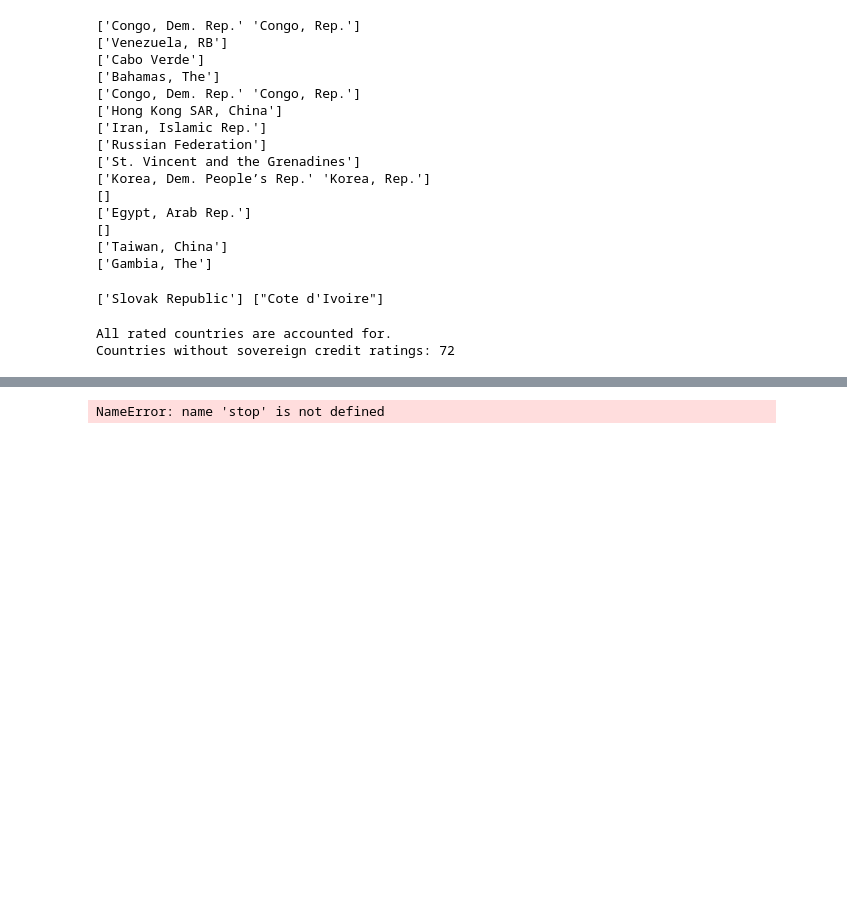
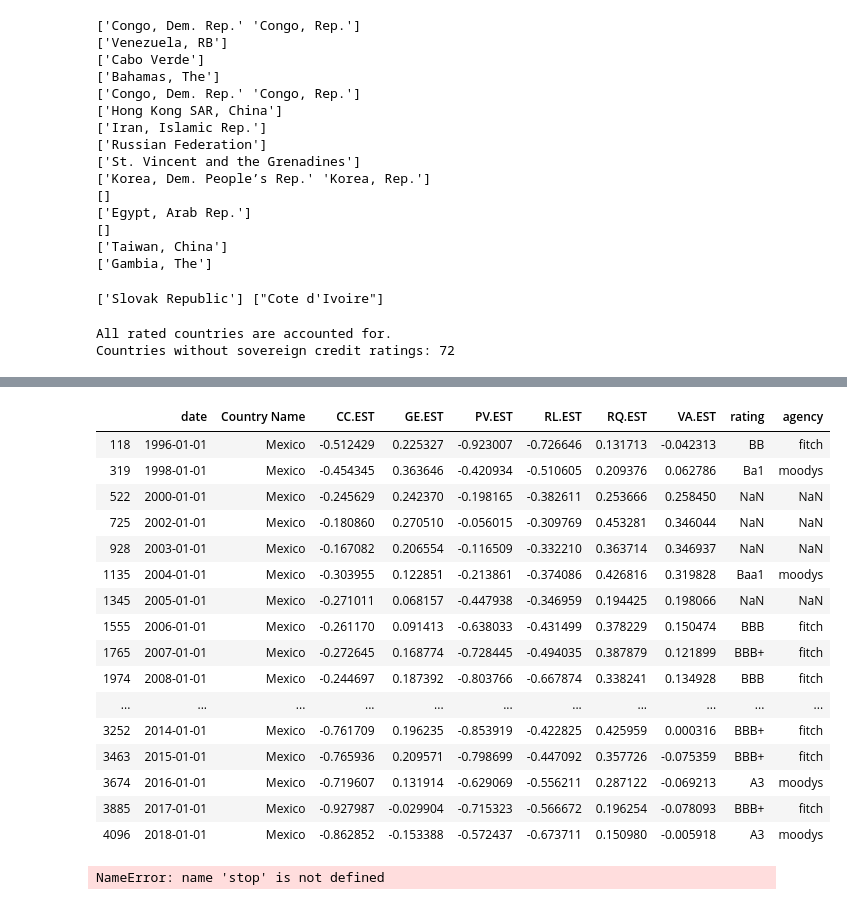
Before and after one commit to feraguilari/WorldBank_Capstone, a Jupyter notebook: notebook.ipynb, the cells around one changed output, grey strips where cells are left out. Cells and saved outputs as stored; diff of their text form; code cells hidden in the pictures; blank space fills up the shorter version.

Commit message:
Commencing EDA on full dataframe

```diff
--- a/notebook.ipynb
+++ b/notebook.ipynb
@@ -412,0 +416,5 @@ Countries without sovereign credit ratings: 72
+# %%
+#Offset ratings dataframe by 1 year.
+prep_r = renamed_r.reset_index()
+prep_r['date']=prep_r['date']-pd.DateOffset(years=1)
+prep_r.head()
@@ -412,0 +428,7 @@ Countries without sovereign credit ratings: 72
+# %%
+#Merge both tables according the the date and country.
+full_df = pd.merge(pivot_gov, prep_r, how='left', left_on=['date','Country Name'], right_on=['date','country'],
+                   sort=True,copy=True).drop('country', axis=1)
+print('Instances without governance indicators: ',len(prep_r)-len(full_df.dropna()))
+print('Instances without ratings: ',full_df.rating.isna().sum())
+full_df.head(10)
@@ -413,3 +494,23 @@ Countries without sovereign credit ratings: 72
+# %%
+full_df[full_df['Country Name']=='Mexico']
+# %% [output]
+|  | date | Country Name | CC.EST | GE.EST | PV.EST | RL.EST | RQ.EST | VA.EST | rating | agency |
+| 118 | 1996-01-01 | Mexico | -0.512429 | 0.225327 | -0.923007 | -0.726646 | 0.131713 | -0.042313 | BB | fitch |
+| 319 | 1998-01-01 | Mexico | -0.454345 | 0.363646 | -0.420934 | -0.510605 | 0.209376 | 0.062786 | Ba1 | moodys |
+| 522 | 2000-01-01 | Mexico | -0.245629 | 0.242370 | -0.198165 | -0.382611 | 0.253666 | 0.258450 | NaN | NaN |
+| 725 | 2002-01-01 | Mexico | -0.180860 | 0.270510 | -0.056015 | -0.309769 | 0.453281 | 0.346044 | NaN | NaN |
+| 928 | 2003-01-01 | Mexico | -0.167082 | 0.206554 | -0.116509 | -0.332210 | 0.363714 | 0.346937 | NaN | NaN |
+| 1135 | 2004-01-01 | Mexico | -0.303955 | 0.122851 | -0.213861 | -0.374086 | 0.426816 | 0.319828 | Baa1 | moodys |
+| 1345 | 2005-01-01 | Mexico | -0.271011 | 0.068157 | -0.447938 | -0.346959 | 0.194425 | 0.198066 | NaN | NaN |
+| 1555 | 2006-01-01 | Mexico | -0.261170 | 0.091413 | -0.638033 | -0.431499 | 0.378229 | 0.150474 | BBB | fitch |
+| 1765 | 2007-01-01 | Mexico | -0.272645 | 0.168774 | -0.728445 | -0.494035 | 0.387879 | 0.121899 | BBB+ | fitch |
+| 1974 | 2008-01-01 | Mexico | -0.244697 | 0.187392 | -0.803766 | -0.667874 | 0.338241 | 0.134928 | BBB | fitch |
+| ... | ... | ... | ... | ... | ... | ... | ... | ... | ... | ... |
+| 3252 | 2014-01-01 | Mexico | -0.761709 | 0.196235 | -0.853919 | -0.422825 | 0.425959 | 0.000316 | BBB+ | fitch |
+| 3463 | 2015-01-01 | Mexico | -0.765936 | 0.209571 | -0.798699 | -0.447092 | 0.357726 | -0.075359 | BBB+ | fitch |
+| 3674 | 2016-01-01 | Mexico | -0.719607 | 0.131914 | -0.629069 | -0.556211 | 0.287122 | -0.069213 | A3 | moodys |
+| 3885 | 2017-01-01 | Mexico | -0.927987 | -0.029904 | -0.715323 | -0.566672 | 0.196254 | -0.078093 | BBB+ | fitch |
+| 4096 | 2018-01-01 | Mexico | -0.862852 | -0.153388 | -0.572437 | -0.673711 | 0.150980 | -0.005918 | A3 | moodys |
 # %%
 stop
 # %% [output]
```
Also changed, not shown: parts of 9 cells of this notebook.
